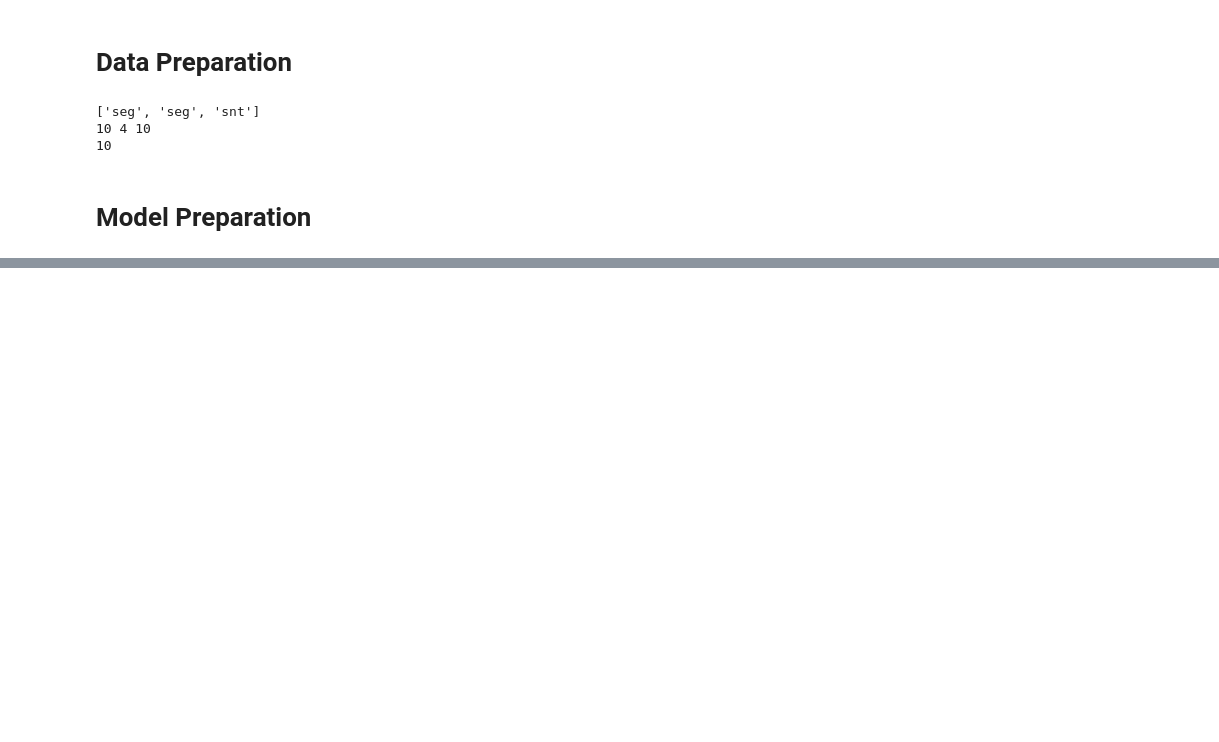
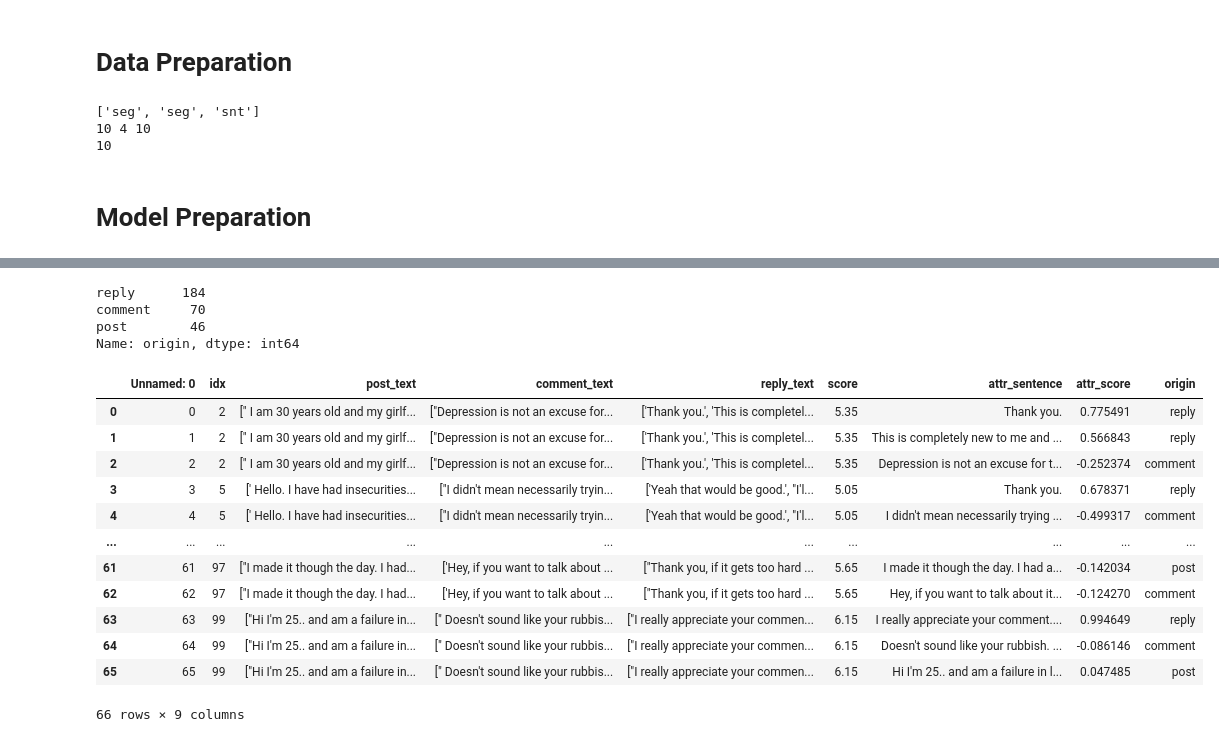
Before and after one commit to tr0up2r/satisfaction-classifier-with-xai, a Jupyter notebook: splitbert_integrated_gradient.ipynb, the cells around one changed output, grey strips where cells are left out. Saved outputs shown, nothing was run; the diff lists cells and outputs as text; code cells hidden in the pictures; blank space fills up the shorter version.

```diff
--- a/splitbert_integrated_gradient.ipynb
+++ b/splitbert_integrated_gradient.ipynb
@@ -284,0 +296,6 @@ Legend: Negative Neutral Positive
+# %%
+train_index_df = pd.read_csv('../predicting-satisfaction-using-graphs/csv/dataset/train_index.csv', encoding='UTF-8')
+val_index_df = pd.read_csv('../predicting-satisfaction-using-graphs/csv/dataset/val_index.csv', encoding='UTF-8')
+
+train_index = sorted(list(train_index_df.idx.values))
+val_index = sorted(list(val_index_df.idx.values))
@@ -284,0 +308,29 @@ Legend: Negative Neutral Positive
+# %%
+def main(index_list):
+    result_list = []
+    label_pred_list = []
+
+    for i in range(len(index_list)):
+        result, label, pred = splitbert_integrated_gradient(i, post_sequences[i], comment_sequences[i], reply_sequences[i], post_contents[i], comment_bodies[i], reply_contents[i], satisfactions[i], satisfactions_float[i])
+        result_list.extend(result)
+
+        for i in range(3):
+            label_pred_list.append((label, pred))
+
+    return result_list, label_pred_list
+# %%
+if __name__ == "__main__":
+    result_list, label_pred_list = main(val_index)
+    path = '../predicting-satisfaction-using-graphs/csv/integrated_gradient_result/'
+    columns = ['idx', 'post_text', 'comment_text', 'reply_text', 'score', 'attr_sentence', 'attr_score', 'origin']
+
+    print(len(result_list), len(label_pred_list))
+
+    for i in range(3):
+        for j in range(3):
+            result = []
+            for k in range(len(result_list)):
+                if label_pred_list[k] == (i, j):
+                    result.append(result_list[k])
+            result_df = pd.DataFrame(result, columns=columns)
+            result_df.to_csv(path + f'label_{i}_pred_{j}_attribution.csv')
@@ -284,0 +365,24 @@ Legend: Negative Neutral Positive
+# %%
+result_df = pd.DataFrame(result_list, columns=columns)
+result_df.origin.value_counts()
+# %% [output]
+reply      184
+comment     70
+post        46
+Name: origin, dtype: int64
+# %%
+result_df
+# %% [output]
+|  | Unnamed: 0 | idx | post_text | comment_text | reply_text | score | attr_sentence | attr_score | origin |
+| 0 | 0 | 2 | [" I am 30 years old and my girlf... | ["Depression is not an excuse for... | ['Thank you.', 'This is completel... | 5.35 | Thank you. | 0.775491 | reply |
+| 1 | 1 | 2 | [" I am 30 years old and my girlf... | ["Depression is not an excuse for... | ['Thank you.', 'This is completel... | 5.35 | This is completely new to me and ... | 0.566843 | reply |
+| 2 | 2 | 2 | [" I am 30 years old and my girlf... | ["Depression is not an excuse for... | ['Thank you.', 'This is completel... | 5.35 | Depression is not an excuse for t... | -0.252374 | comment |
+| 3 | 3 | 5 | [' Hello. I have had insecurities... | ["I didn't mean necessarily tryin... | ['Yeah that would be good.', "I'l... | 5.05 | Thank you. | 0.678371 | reply |
+| 4 | 4 | 5 | [' Hello. I have had insecurities... | ["I didn't mean necessarily tryin... | ['Yeah that would be good.', "I'l... | 5.05 | I didn't mean necessarily trying ... | -0.499317 | comment |
+| ... | ... | ... | ... | ... | ... | ... | ... | ... | ... |
+| 61 | 61 | 97 | ["I made it though the day. I had... | ['Hey, if you want to talk about ... | ["Thank you, if it gets too hard ... | 5.65 | I made it though the day. I had a... | -0.142034 | post |
+| 62 | 62 | 97 | ["I made it though the day. I had... | ['Hey, if you want to talk about ... | ["Thank you, if it gets too hard ... | 5.65 | Hey, if you want to talk about it... | -0.124270 | comment |
+| 63 | 63 | 99 | ["Hi I'm 25.. and am a failure in... | [" Doesn't sound like your rubbis... | ["I really appreciate your commen... | 6.15 | I really appreciate your comment.... | 0.994649 | reply |
+| 64 | 64 | 99 | ["Hi I'm 25.. and am a failure in... | [" Doesn't sound like your rubbis... | ["I really appreciate your commen... | 6.15 | Doesn't sound like your rubbish. ... | -0.086146 | comment |
+| 65 | 65 | 99 | ["Hi I'm 25.. and am a failure in... | [" Doesn't sound like your rubbis... | ["I really appreciate your commen... | 6.15 | Hi I'm 25.. and am a failure in l... | 0.047485 | post |
+66 rows × 9 columns
```
Also changed, not shown: parts of 18 cells of this notebook.
